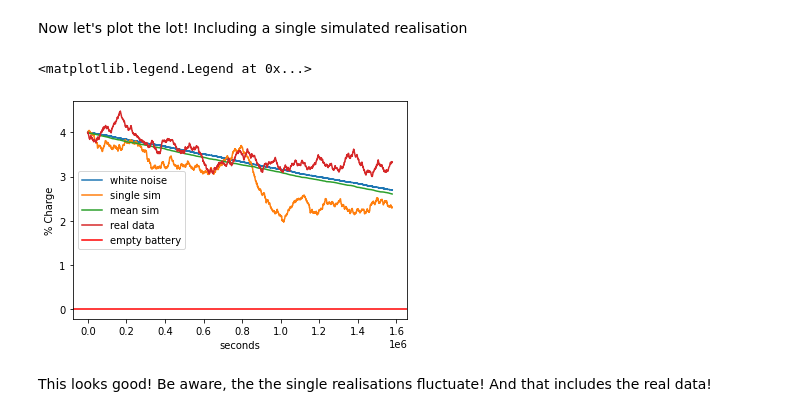
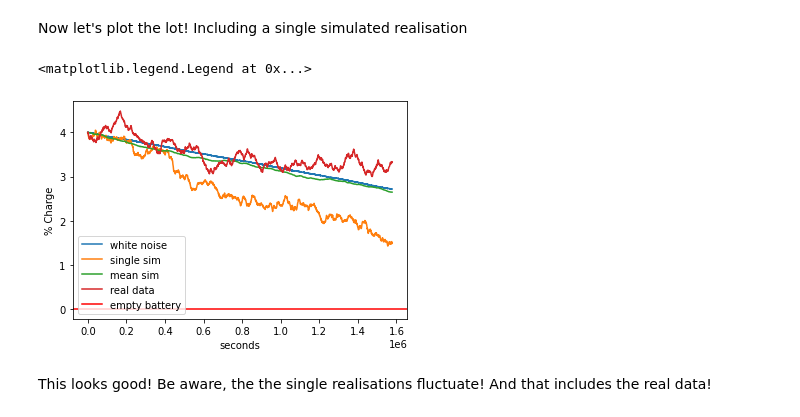
Before and after one commit to LeeWhittaker369/dynamic_containment, a Jupyter notebook: jupyter/modelling_frequency_data.ipynb, the cells around one changed output. Drawn from its saved outputs; the diff is of its cells as text; code cells hidden in the pictures.

```diff
--- a/jupyter/modelling_frequency_data.ipynb
+++ b/jupyter/modelling_frequency_data.ipynb
@@ -218,5 +219,8 @@ Interesting, it doesn't look right. It would be nice to understand why, but for
 
 Note, we alo compare the uncut table, out of interest, as this may protentially provide a better covariance
 # %%
-real_space_cov = utils.temporal_covariance(freq_table, max_sep=10801, step=60)
+max_time_cov = 36001
+time_step_cov = 60
+
+real_space_cov = utils.temporal_covariance(freq_table, max_sep=max_time_cov, step=time_step_cov )
 # %%
@@ -241,17 +245,15 @@ To make the simulations faster, I have created samples at time steps of 60. This
 First though, I create 10x resolution simulations (so 6 seconds) as a test
 # %%
 # This is the number of realisations. I have tested at higher values, but takes longer to run
-nreals = 500
+nreals = 100 # The higher the better...
+time_step = 6
+block_length = 36000 # 10 hrs
 
-time_step = 6
-
-# first makes sure I generate enough data (10800s = 3hrs)
-
-num_blocks = np.ceil(len(freq_table.delta_freq) / (10800.0))
+num_blocks = np.ceil(len(freq_table.delta_freq) / block_length)
 
 num_samples = [nreals, int(num_blocks)]
 
-samples = utils.simulate_grf_using_cov(real_space_cov, max_time=10800, time_step=time_step, num_samples=num_samples)
+samples = utils.simulate_grf_using_cov(real_space_cov, max_time=block_length, time_step=time_step, num_samples=num_samples)
 # %%
 new_samples_1 = [s.flatten()[:int(np.ceil(len(freq_table)/time_step))] for s in samples]
 # %%
@@ -271,12 +273,12 @@ I also create my lower resolution simulations to compare the recovered noise est
 # %%
 # first makes sure I generate enough data (18000s = 5hrs)
 
-num_blocks = np.ceil(len(freq_table.delta_freq) / (10800.0))
+num_blocks = np.ceil(len(freq_table.delta_freq) / block_length)
 
-time_step = 300
+time_step = 600
 num_samples = [nreals, int(num_blocks)]
 
-samples = utils.simulate_grf_using_cov(real_space_cov, max_time=10800, time_step=time_step, num_samples=num_samples)
+samples = utils.simulate_grf_using_cov(real_space_cov, max_time=block_length, time_step=time_step, num_samples=num_samples)
 # %%
 new_samples = [s.flatten()[:int(np.ceil(len(freq_table)/time_step))] for s in samples]
 # %%
@@ -302,0 +307,6 @@ np.sqrt(np.sum(cov_matrix) / num_blocks)/np.shape(cov_matrix)[0]
+# %%
+max_seps = np.arange(3000) * 60 + 60
+
+time_step = 600
+real_space_cov = utils.temporal_covariance(freq_table, max_sep=block_length, step=time_step)
+cov_matrix = utils.square_cov(real_space_cov, max_time=max_seps[-1], time_step=time_step)
@@ -395,16 +437,16 @@ df_white_noise = utils.add_charge_info(df_white_noise, service_power)
 Now let's plot the lot! Including a single simulated realisation
 # %%
 plt.plot(df_white_noise.date, max_cap + df_white_noise.culm_charge, label="white noise")
-plt.plot(reals[0].date, max_cap + reals[0].culm_charge, label="single sim")
+plt.plot(reals[0].date, max_cap + reals[3].culm_charge, label="single sim")
 plt.plot(df_mean.date, max_cap + df_mean.culm_charge, label="mean sim")
 plt.plot(df_white_noise.date, max_cap + freq_table.culm_charge, label="real data")
 plt.axhline(0.0, color='red', label="empty battery")
 plt.ylabel("% Charge")
 plt.xlabel("seconds")
 plt.legend()
 # %% [output]
 <matplotlib.legend.Legend at 0x...>
-[figure, old version]
+[figure, new version]
 # %% [markdown]
 This looks good! Be aware, the the single realisations fluctuate! And that includes the real data!
 # %% [markdown]
```
Also changed, not shown: parts of 50 cells of this notebook, 3 other files.
